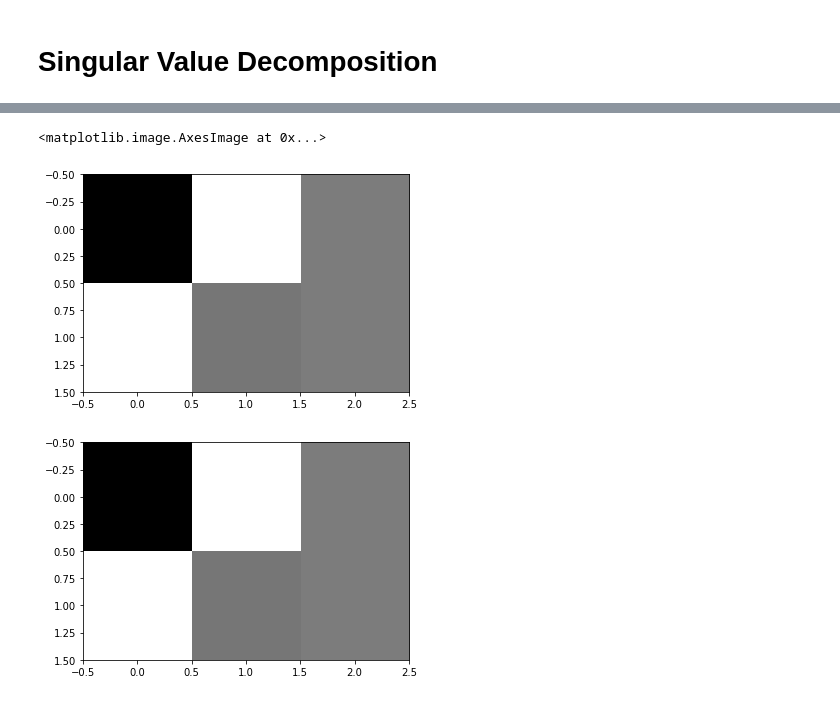
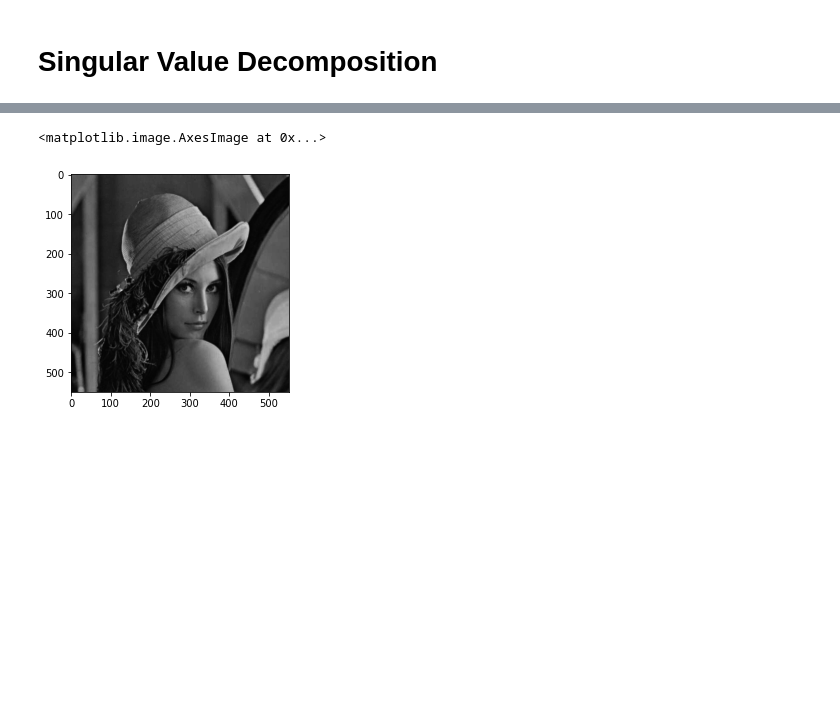
Before and after one commit to khelli07/Algeo02-20019, a Jupyter notebook: tester/SVD_QR.ipynb, the cells around one changed output, grey strips where cells are left out. Saved outputs shown, nothing was run; the diff lists cells and outputs as text; code cells hidden in the pictures; blank space fills up the shorter version.

```diff
--- a/tester/SVD_QR.ipynb
+++ b/tester/SVD_QR.ipynb
@@ -29,20 +28 @@ plt.imshow(mat1, cmap="gray")
-# %%
-# Matrix singular
-sleft = np.matmul(mat2, mat2.T)
-sright = np.matmul(mat2.T, mat2)
-mshape = mat2.shape
-U = np.eye(mshape[0], dtype=float)
-V = np.eye(mshape[1], dtype=float)
-# %%
-An = sleft.copy()
-epsilon = 0.05
-flag = np.sum(np.tril(An, -1))
-while (flag < -1 * epsilon or flag > epsilon):
-    Q, R = np.linalg.qr(An)
-    U = U @ Q
-    An = R @ Q
-    flag = np.sum(np.tril(An, -1))
-
-eigenValue1 = [An[i, i] for i in range(An.shape[0])]
-# eigenValue
 # %%
@@ -60,5 +52,18 @@ eigenValue2 = [An[i, i] for i in range(An.shape[0])]
+# %%
+# Matrix singular
+mat = mat1.copy()
+row, col = mat.shape
+flipped = False
+
+if (row < col):
+    mat = mat.T
+    row, col = mat.shape
+    flipped = True
 # %%
-sigmaval = [math.sqrt(x) for x in eigenValue2]
+u = np.zeros((row, row), dtype=np.float64)
+eigval, v = getEigenRight(mat, eps=row*col*1.e-5)
+
+sigmaval = [math.sqrt(x) for x in eigval]
 sigmaval.sort(reverse = True)
-matsig = np.zeros(mshape, dtype=float)
+matsig = np.zeros((row, col), dtype=float)
 np.fill_diagonal(matsig, sigmaval)
@@ -74,6 +70,12 @@ t = np.matrix.round(t, 1)
-# %%
-plt.imshow(t, cmap="gray")
-# %% [output]
-<matplotlib.image.AxesImage at 0x...>
-[figure, removed]
-[figure, removed]
+# %%
+for i in range(min(row, col)):
+    u[:, i] = (mat @ v[:, i]) / sigmaval[i]
+
+res = u @ matsig @ v.T
+if flipped:
+    res = res.T
+
+plt.imshow(res, cmap="gray")
+# %% [output]
+<matplotlib.image.AxesImage at 0x...>
+[figure, added]
```
Also changed, not shown: parts of 9 cells of this notebook, 2 other files.
